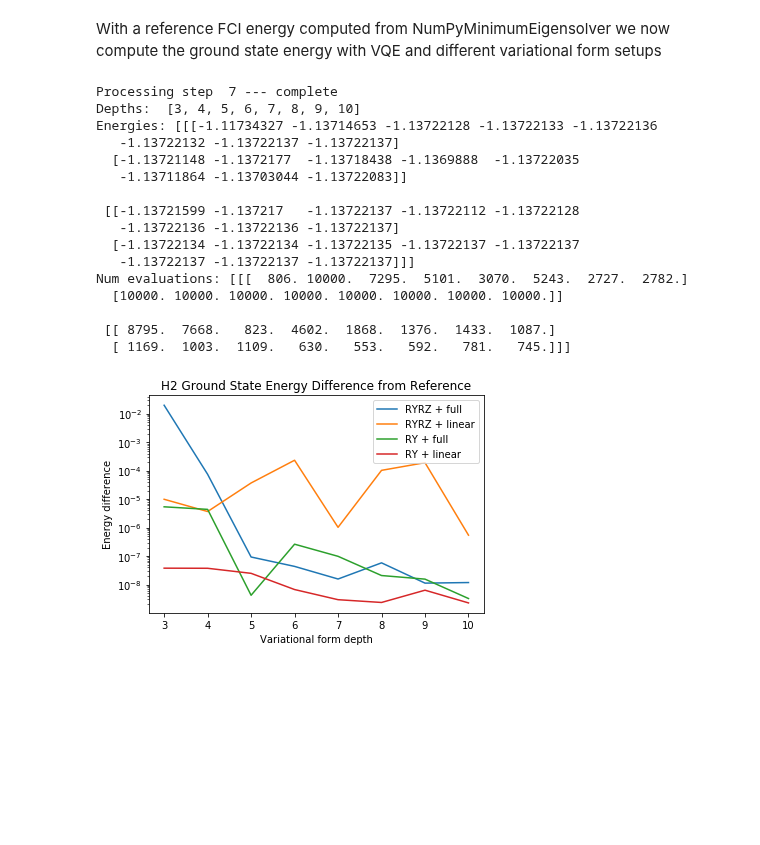
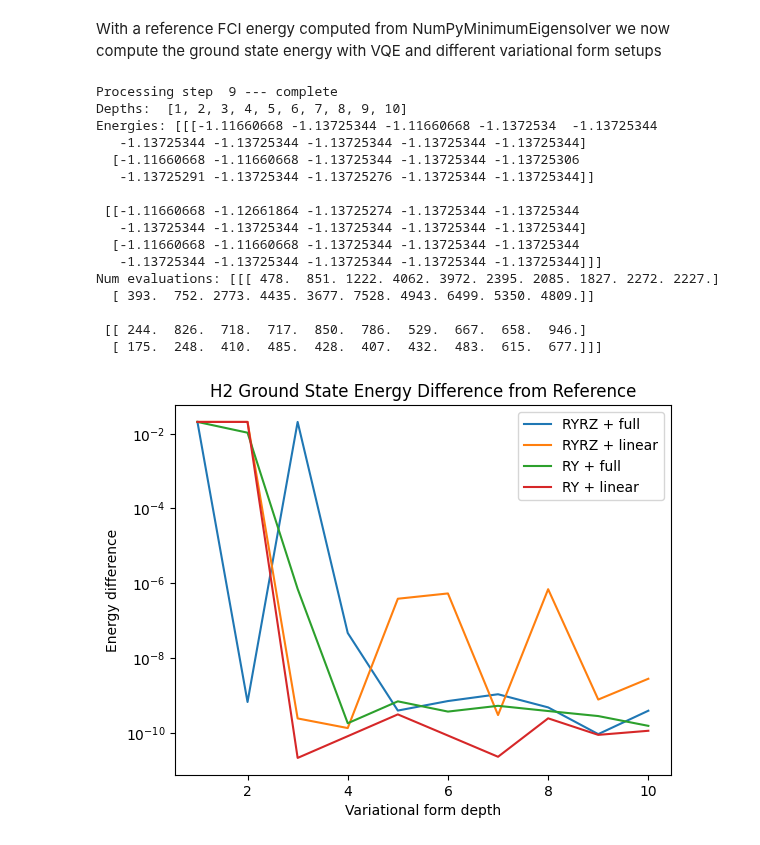
Before and after one commit to qiskit-community/qiskit-community-tutorials, a Jupyter notebook: chemistry/h2_var_forms.ipynb, the cells around one changed output. Drawn from its saved outputs; the diff is of its cells as text; code cells hidden in the pictures; blank space fills up the shorter version.

```diff
--- a/chemistry/h2_var_forms.ipynb
+++ b/chemistry/h2_var_forms.ipynb
@@ -51,21 +69,24 @@ for i, d in enumerate(depths):
         for k in range(len(var_forms)):
             variational_form_cls = var_forms[k]
 
-            driver = PySCFDriver('H .0 .0 -0.3625; H .0 .0 0.3625', basis='sto3g')
-            qmolecule = driver.run()
-            operator =  Hamiltonian(qubit_mapping=QubitMappingType.JORDAN_WIGNER, two_qubit_reduction=False)
-            qubit_op, aux_ops = operator.run(qmolecule)
-            optimizer = COBYLA(maxiter=10000)
-            initial_state = Zero(qubit_op.num_qubits)
+            optimizer = SLSQP(maxiter=10000, ftol=1e-9)
             rotation_blocks = ['ry', 'rz'] if var_forms[k] == 'RYRZ'else 'ry'
-            var_form = TwoLocal(qubit_op.num_qubits, rotation_blocks, 'cz', reps=d, entanglement=entanglements[j])
-            algo = VQE(qubit_op, var_form, optimizer)
-            result = algo.run(QuantumInstance(BasicAer.get_backend('statevector_simulator'),
-                                seed_simulator=aqua_globals.random_seed,
-                                seed_transpiler=aqua_globals.random_seed))
-            eval_counts[k][j][i] = result.optimizer_evals
-            result = operator.process_algorithm_result(result)
-            energies[k][j][i] = result.energy
+            var_form = TwoLocal(qubit_operator.num_qubits, rotation_blocks, 'cz', reps=d, entanglement=entanglements[j])
+
+            quantum_instance = QuantumInstance(
+                backend=AerSimulator(method='statevector'),
+                seed_simulator=random_seed,
+                seed_transpiler=random_seed,
+            )
+            minimum_eigen_solver = VQE(
+                ansatz=var_form, quantum_instance=quantum_instance, optimizer=optimizer
+            )
+            ground_state_solver = GroundStateEigensolver(
+                qubit_converter=qubit_converter, solver=minimum_eigen_solver
+            )
+            result = ground_state_solver.solve(problem=problem)
+            eval_counts[k][j][i] = result.raw_result.cost_function_evals
+            energies[k][j][i] = result.total_energies[0]
 
 print(' --- complete')
 
@@ -73,31 +94,31 @@ print('Depths: ', depths)
 print('Energies:', energies)
 print('Num evaluations:', eval_counts)
 # %% [output]
-Processing step  7 --- complete
-Depths:  [3, 4, 5, 6, 7, 8, 9, 10]
-Energies: [[[-1.11734327 -1.13714653 -1.13722128 -1.13722133 -1.13722136
-   -1.13722132 -1.13722137 -1.13722137]
-  [-1.13721148 -1.1372177  -1.13718438 -1.1369888  -1.13722035
-   -1.13711864 -1.13703044 -1.13722083]]
+Processing step  9 --- complete
+Depths:  [1, 2, 3, 4, 5, 6, 7, 8, 9, 10]
+Energies: [[[-1.11660668 -1.13725344 -1.11660668 -1.1372534  -1.13725344
+   -1.13725344 -1.13725344 -1.13725344 -1.13725344 -1.13725344]
+  [-1.11660668 -1.11660668 -1.13725344 -1.13725344 -1.13725306
+   -1.13725291 -1.13725344 -1.13725276 -1.13725344 -1.13725344]]
 
- [[-1.13721599 -1.137217   -1.13722137 -1.13722112 -1.13722128
-   -1.13722136 -1.13722136 -1.13722137]
-  [-1.13722134 -1.13722134 -1.13722135 -1.13722137 -1.13722137
-   -1.13722137 -1.13722137 -1.13722137]]]
-Num evaluations: [[[  806. 10000.  7295.  5101.  3070.  5243.  2727.  2782.]
-  [10000. 10000. 10000. 10000. 10000. 10000. 10000. 10000.]]
+ [[-1.11660668 -1.12661864 -1.13725274 -1.13725344 -1.13725344
+   -1.13725344 -1.13725344 -1.13725344 -1.13725344 -1.13725344]
+  [-1.11660668 -1.11660668 -1.13725344 -1.13725344 -1.13725344
+   -1.13725344 -1.13725344 -1.13725344 -1.13725344 -1.13725344]]]
+Num evaluations: [[[ 478.  851. 1222. 4062. 3972. 2395. 2085. 1827. 2272. 2227.]
+  [ 393.  752. 2773. 4435. 3677. 7528. 4943. 6499. 5350. 4809.]]
 
- [[ 8795.  7668.   823.  4602.  1868.  1376.  1433.  1087.]
-  [ 1169.  1003.  1109.   630.   553.   592.   781.   745.]]]
+ [[ 244.  826.  718.  717.  850.  786.  529.  667.  658.  946.]
+  [ 175.  248.  410.  485.  428.  407.  432.  483.  615.  677.]]]
 # %%
 for k in range(len(var_forms)):
     for j in range(len(entanglements)):
-        pylab.plot(depths, energies[k][j]-energy, label=var_forms[k]+' + '+entanglements[j])
-pylab.xlabel('Variational form depth')
-pylab.ylabel('Energy difference')
-pylab.yscale('log')
-pylab.title('H2 Ground State Energy Difference from Reference')
-pylab.legend(loc='upper right');
+        plt.plot(depths, energies[k][j]-energy, label=var_forms[k]+' + '+entanglements[j])
+plt.xlabel('Variational form depth')
+plt.ylabel('Energy difference')
+plt.yscale('log')
+plt.title('H2 Ground State Energy Difference from Reference')
+plt.legend(loc='upper right')
 # %% [output]
-[figure, old version]
+[figure, new version]
 # %% [markdown]
```
Also changed, not shown: parts of 5 cells of this notebook.
